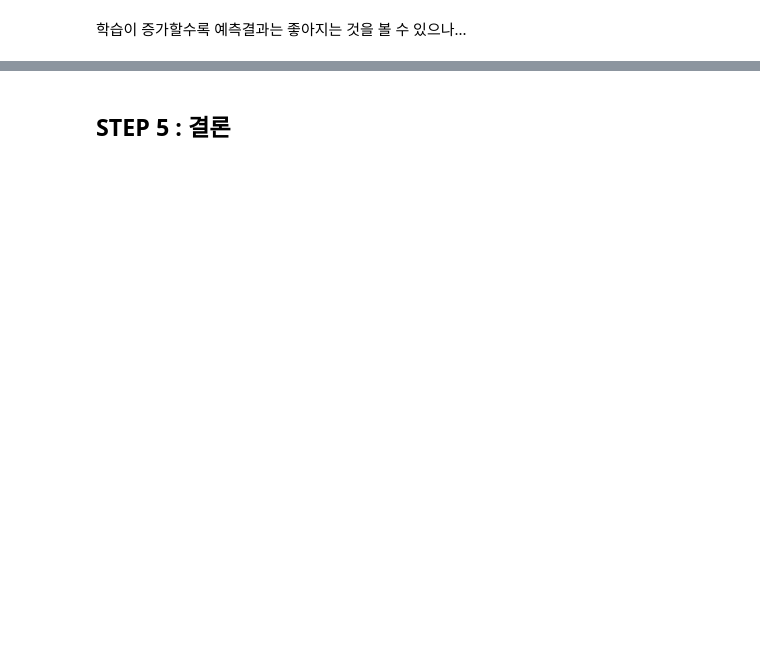
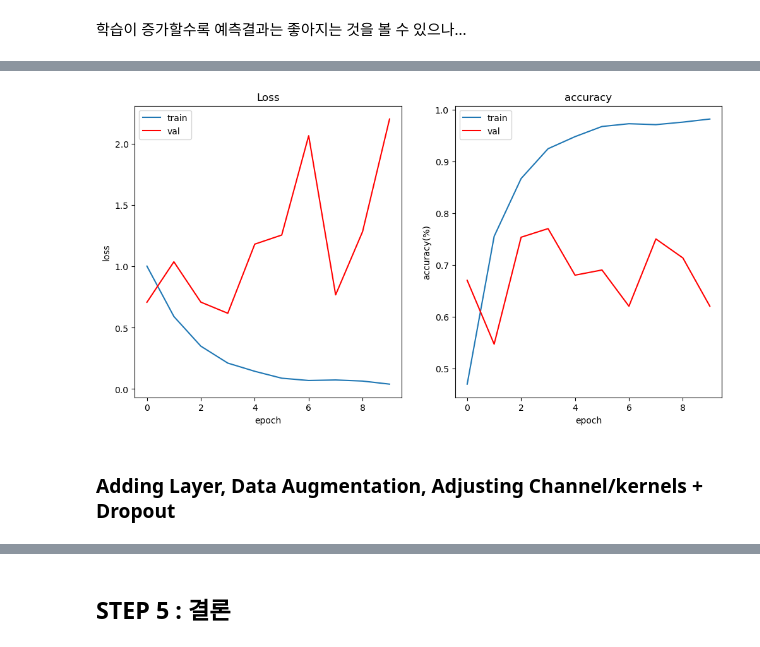
Before and after one commit to seuyon0101/aiffel, a Jupyter notebook: [E-05] 가위바위보.ipynb, the cells around one changed output, grey strips where cells are left out. Saved outputs shown, nothing was run; the diff lists cells and outputs as text; code cells hidden in the pictures; blank space fills up the shorter version.

```diff
--- a/[E-05] 가위바위보.ipynb
+++ b/[E-05] 가위바위보.ipynb
@@ -287,14 +298,12 @@ n_channel_1=32# 증가
 n_channel_2=64 # 증가
 n_channel_3=64 # 증가
 n_dense=128 # 증가
-n_train_epoch= 25 # 증가
-
-test_loss_list = []
-test_acc_list = []
+n_train_epoch= 10 # 증가
 
 model=keras.models.Sequential()
 model.add(keras.layers.experimental.preprocessing.RandomFlip("vertical"))
 model.add(keras.layers.experimental.preprocessing.RandomFlip("horizontal"))
+model.add(keras.layers.experimental.preprocessing.RandomFlip("horizontal_and_vertical"))
 model.add(keras.layers.Conv2D(n_channel_1, (3,3), activation='relu', input_shape=(28,28,3)))
 model.add(keras.layers.MaxPool2D(2,2))
 model.add(keras.layers.Conv2D(n_channel_2, (3,3), activation='relu'))
@@ -302,8 +311,30 @@ model.add(keras.layers.MaxPooling2D((2,2)))
 model.add(keras.layers.Conv2D(n_channel_3,(3,3), activation='relu')) #layer 추가
 model.add(keras.layers.MaxPooling2D((2,2)))
 model.add(keras.layers.Flatten())
-model.add(keras.layers.Dense(n_dense, activation='selu'))
+model.add(keras.layers.Dense(n_dense, activation='relu'))
 model.add(keras.layers.Dense(3, activation='softmax'))
+
+# model = tf.keras.models.Sequential([
+#     tf.keras.layers.experimental.preprocessing.RandomFlip("vertical"),
+#     tf.keras.layers.experimental.preprocessing.RandomFlip("horizontal"),
+#     tf.keras.layers.experimental.preprocessing.RandomFlip("horizontal_and_vertical"),
+#     tf.keras.layers.Conv2D(16, (3, 3), activation='relu', input_shape=(28, 28, 3)),
+#     tf.keras.layers.MaxPooling2D(2, 2),
+#     tf.keras.layers.Dropout(0.2),
+#     tf.keras.layers.Conv2D(32, (3, 3), activation='relu'),
+#     tf.keras.layers.MaxPooling2D(2, 2),
+#     tf.keras.layers.Dropout(0.2),
+#     tf.keras.layers.Conv2D(64, (3, 3), activation='relu'),
+#     tf.keras.layers.MaxPooling2D(2, 2),
+#     tf.keras.layers.Dropout(0.2),
+#     tf.keras.layers.Flatten(),
+#     tf.keras.layers.Dense(128, activation='relu'),
+#     tf.keras.layers.Dropout(0.2),
+#     tf.keras.layers.Dense(3, activation='softmax')
+# ])
+
+
+# model.summary()
 
 model.compile(optimizer='adam',
              loss='sparse_categorical_crossentropy',
@@ -312,13 +343,10 @@ model.compile(optimizer='adam',
 # 모델 훈련
 history = model.fit(x_train_reshaped, y_train, epochs=n_train_epoch, validation_data = (x_test_reshaped, y_test))
 
-model.summary()
 
 
 # 모델 시험
 test_loss, test_accuracy = model.evaluate(x_test_reshaped, y_test, verbose=2)
-test_loss_list.append(test_loss)
-test_acc_list.append(test_accuracy)
 
 print(f"test_loss: {test_loss} ")
 print(f"test_accuracy: {test_accuracy}")
@@ -369,0 +373,7 @@ test_loss, test_accuracy = model.evaluate(x_test_reshaped, y_test, verbose=2)
+# %%
+a= list(range(n_train_epoch))
+evalplot(history, a)
+# %% [output]
+[figure, added]
+# %% [markdown]
+### Adding Layer, Data Augmentation, Adjusting Channel/kernels + Dropout
```
Also changed, not shown: parts of 22 cells of this notebook.
